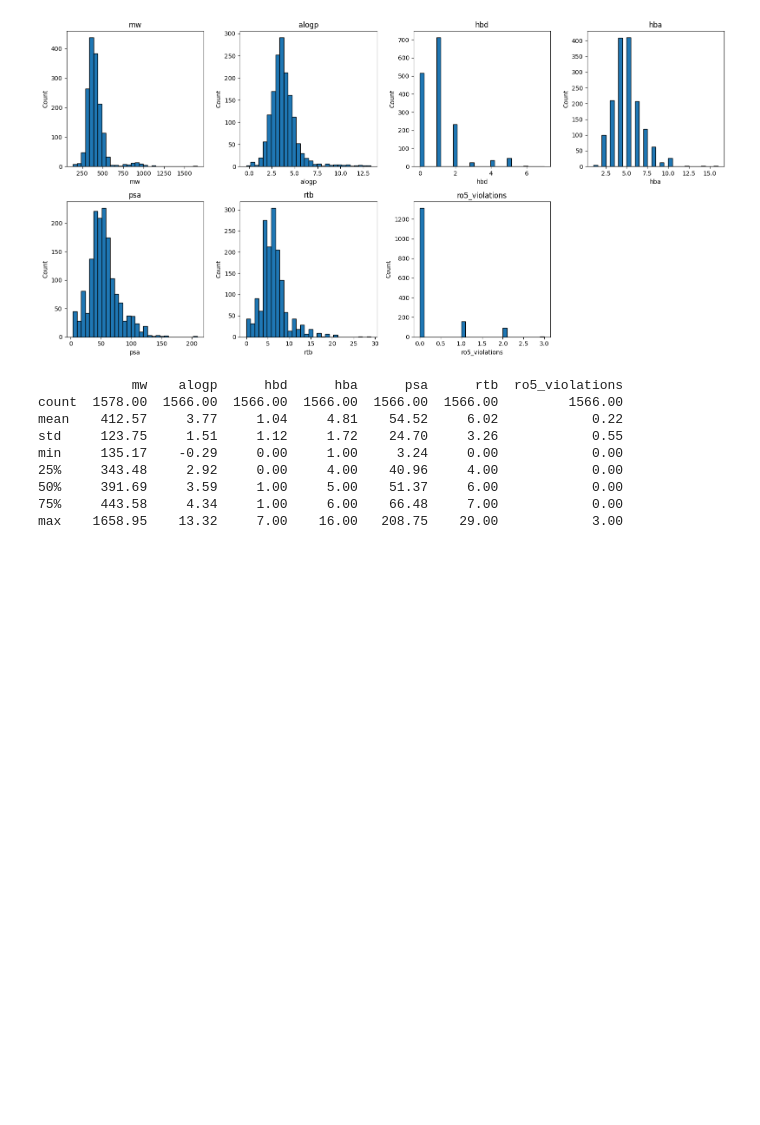
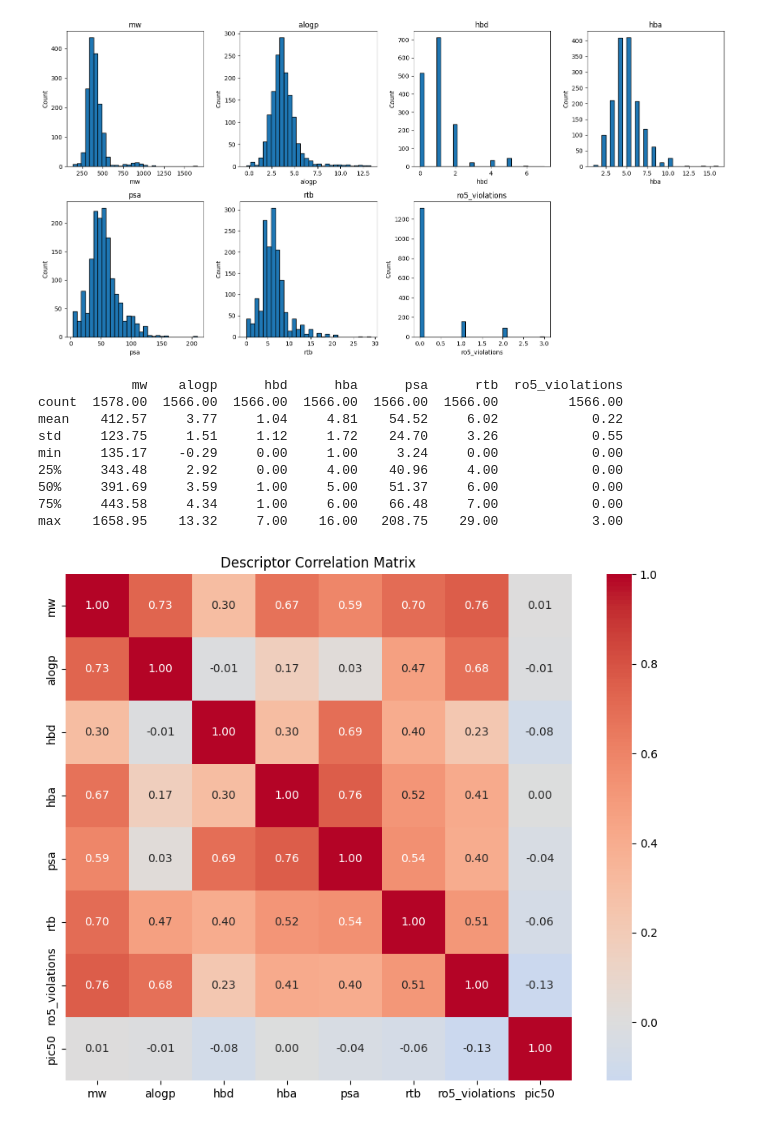
Before and after one commit to adamhuffds/d2_receptor_pipeline, a Jupyter notebook: notebooks/01_eda.ipynb, the cells around one changed output. Drawn from its saved outputs; the diff is of its cells as text; code cells hidden in the pictures; blank space fills up the shorter version.

```diff
--- a/01_eda.ipynb
+++ b/notebooks/01_eda.ipynb
@@ -220,3 +232,23 @@ min     135.17    -0.29     0.00     1.00     3.24     0.00            0.00
 50%     391.69     3.59     1.00     5.00    51.37     6.00            0.00
 75%     443.58     4.34     1.00     6.00    66.48     7.00            0.00
 max    1658.95    13.32     7.00    16.00   208.75    29.00            3.00
+# %%
+corr_cols = ["mw", "alogp", "hbd", "hba", "psa", "rtb", "ro5_violations", "pic50"]
+
+corr = qsar_raw[corr_cols].corr().round(2)
+
+fig, ax = plt.subplots(figsize=(9, 7))
+sns.heatmap(
+    corr,
+    annot=True,
+    fmt=".2f",
+    cmap="coolwarm",
+    center=0,
+    square=True,
+    ax=ax,
+)
+ax.set_title("Descriptor Correlation Matrix")
+plt.tight_layout()
+plt.show()
+# %% [output]
+[figure, added]
```
Also changed, not shown: parts of 5 cells of this notebook, 5 other files.
